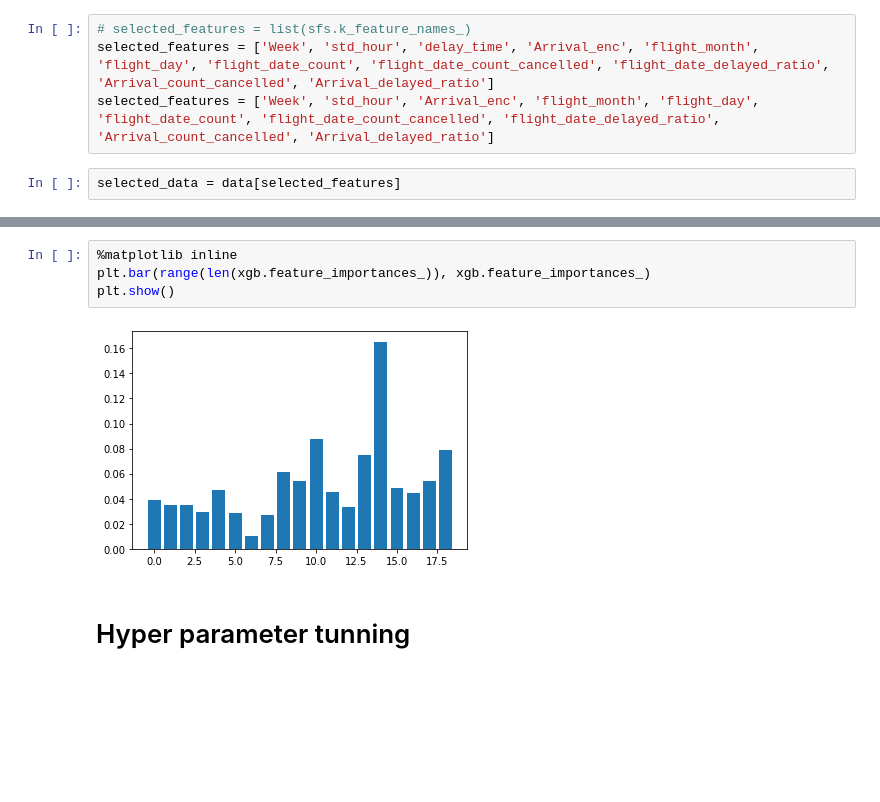
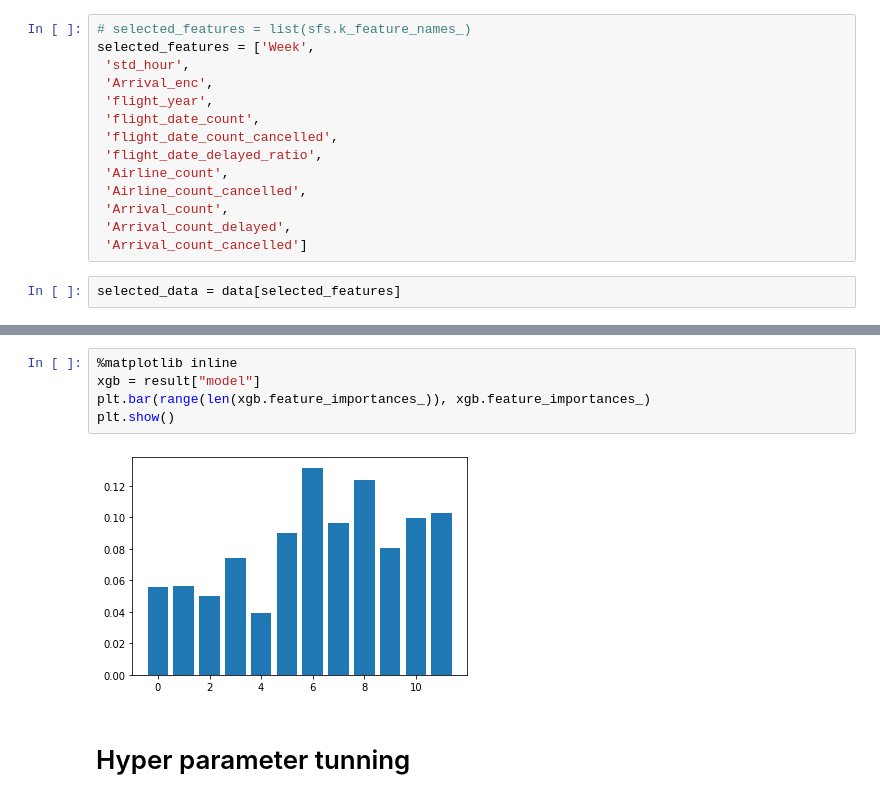
Before and after one commit to timsu27/flight_delays, a Jupyter notebook: flight_delays.ipynb, the cells around one changed output, grey strips where cells are left out. Drawn from its saved outputs; the diff is of its cells as text; blank space fills up the shorter version.

```diff
--- a/flight_delays.ipynb
+++ b/flight_delays.ipynb
@@ -367,7 +381,17 @@ The selected features are shown down below
 # %%
 # selected_features = list(sfs.k_feature_names_)
-selected_features = ['Week', 'std_hour', 'delay_time', 'Arrival_enc', 'flight_month', 'flight_day', 'flight_date_count', 'flight_date_count_cancelled', 'flight_date_delayed_ratio', 'Arrival_count_cancelled', 'Arrival_delayed_ratio']
-selected_features = ['Week', 'std_hour', 'Arrival_enc', 'flight_month', 'flight_day', 'flight_date_count', 'flight_date_count_cancelled', 'flight_date_delayed_ratio', 'Arrival_count_cancelled', 'Arrival_delayed_ratio']
+selected_features = ['Week',
+ 'std_hour',
+ 'Arrival_enc',
+ 'flight_year',
+ 'flight_date_count',
+ 'flight_date_count_cancelled',
+ 'flight_date_delayed_ratio',
+ 'Airline_count',
+ 'Airline_count_cancelled',
+ 'Arrival_count',
+ 'Arrival_count_delayed',
+ 'Arrival_count_cancelled']
 # %%
 selected_data = data[selected_features]
 # %%
@@ -404,10 +428,11 @@ Index(['Week', 'std_hour', 'delay_time', 'Arrival_enc', 'Airline_enc',
       dtype='object')
 # %%
 %matplotlib inline
+xgb = result["model"]
 plt.bar(range(len(xgb.feature_importances_)), xgb.feature_importances_)
 plt.show()
 # %% [output]
-[figure, old version]
+[figure, new version]
 # %% [markdown]
 # Hyper parameter tunning
 # %%
```
Also changed, not shown: parts of 6 cells of this notebook.
